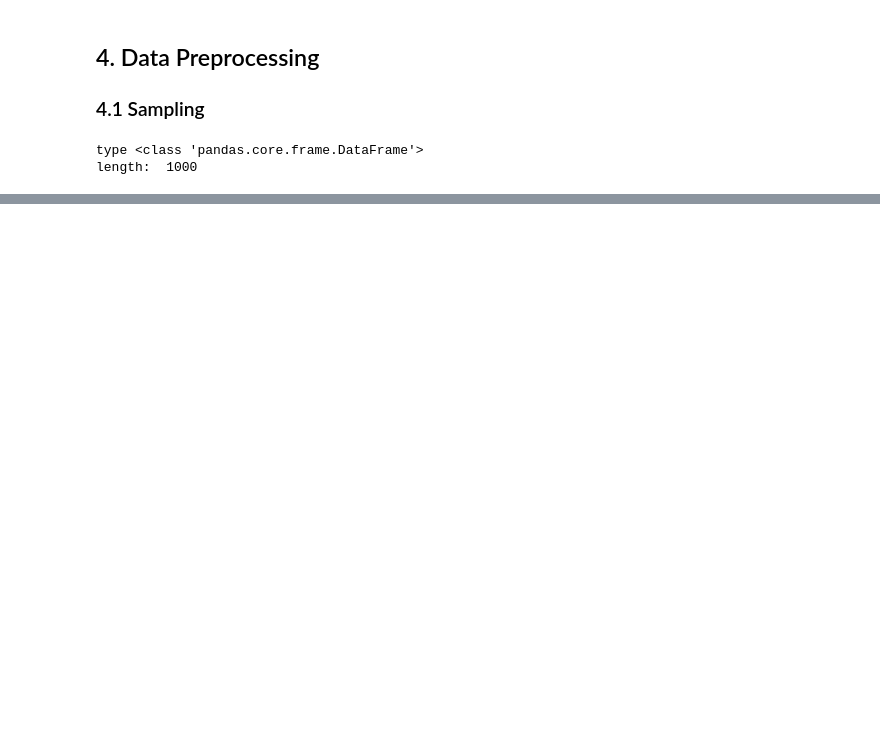
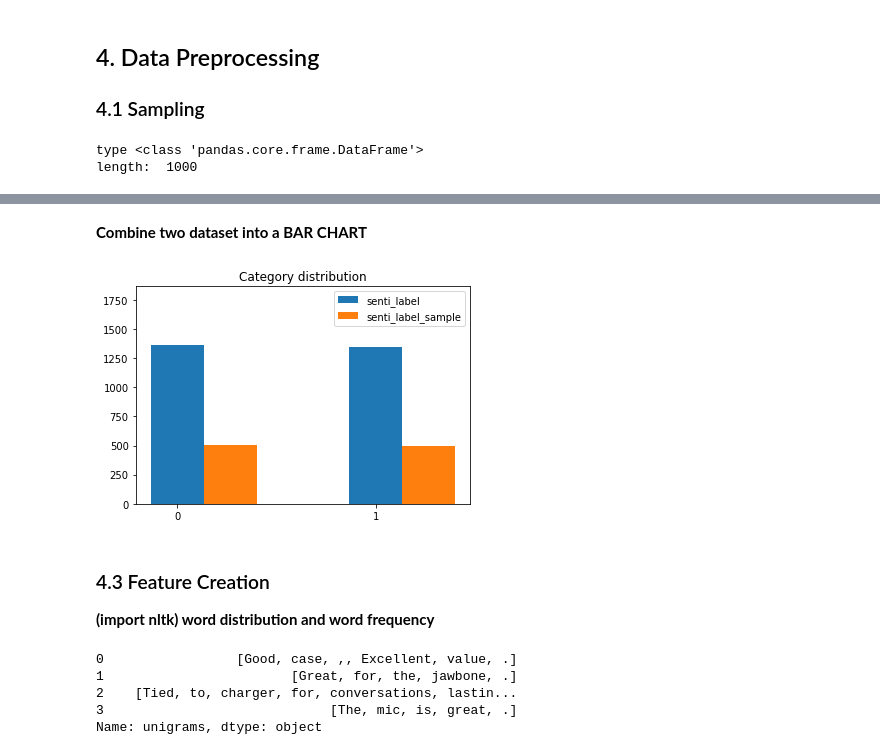
Before and after one commit to weichiao-cs07/dm_2018_hw_1, a Jupyter notebook: weichiaohuang_0756527.ipynb, the cells around one changed output, grey strips where cells are left out. Drawn from its saved outputs; the diff is of its cells as text; code cells hidden in the pictures; blank space fills up the shorter version.

```diff
--- a/weichiaohuang_0756527.ipynb
+++ b/weichiaohuang_0756527.ipynb
@@ -312,0 +362,36 @@ length:  1000
+# %% [markdown]
+__Combine two dataset into a BAR CHART__
+# %%
+#Answer
+
+size = 2
+x = np.arange(size)
+a = senti_label.label.value_counts()
+b = senti_label_sample.label.value_counts()
+labels = [0,1]
+total_width, n = 0.8, 3
+width = total_width / n
+x = x - (total_width - width) / 2
+ub = max(senti_label.label.value_counts()) + 500
+
+plt.bar(x, a, width=width, label='senti_label',tick_label=labels)
+plt.bar(x + width, b, width=width, label='senti_label_sample')
+plt.title('Category distribution')
+plt.legend(loc="upper right")
+plt.ylim(0,ub)
+plt.show()
+# %% [output]
+[figure, added]
+# %% [markdown]
+### 4.3 Feature Creation
+__(import nltk) word distribution and word frequency__
+# %%
+import nltk
+senti_label['unigrams'] = senti_label['sentence'].apply(lambda x: dmh.tokenize_text(x))
+senti_label[0:4]["unigrams"]
+# %% [output]
+0                 [Good, case, ,, Excellent, value, .]
+1                        [Great, for, the, jawbone, .]
+2    [Tied, to, charger, for, conversations, lastin...
+3                             [The, mic, is, great, .]
+Name: unigrams, dtype: object
```
Also changed, not shown: parts of 37 cells of this notebook.
